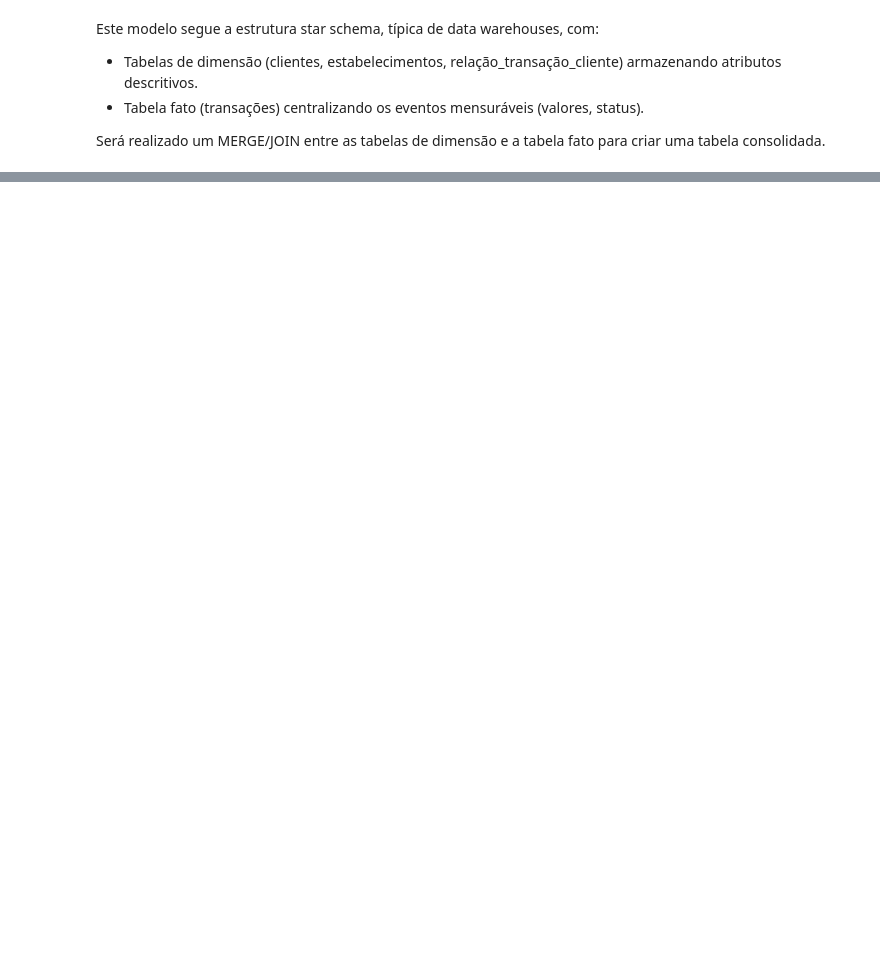
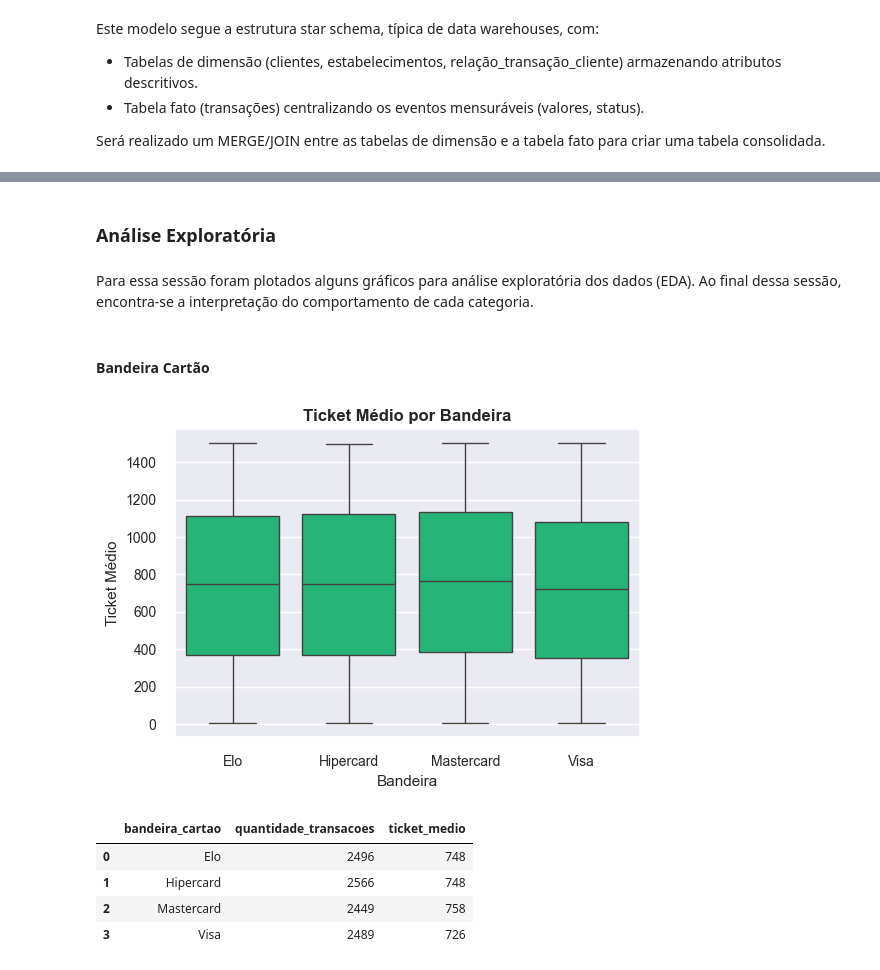
Before and after one commit to kajinmo/payflex-analytics, a Jupyter notebook: code/eda.ipynb, the cells around one changed output, grey strips where cells are left out. Drawn from its saved outputs; the diff is of its cells as text; code cells hidden in the pictures; blank space fills up the shorter version.

```diff
--- a/code/eda.ipynb
+++ b/code/eda.ipynb
@@ -141,0 +104,14 @@ plotutils = PlotUtils()
+# %%
+valores_unicos = {
+    'bandeira_cartao': df['bandeira_cartao'].unique(),
+    'modalidade': df['modalidade'].unique(),
+    'status': df['status'].unique(),
+    'sexo': df['sexo'].unique(),
+    'faixa_etaria': df['faixa_etaria'].unique(),
+    'renda_estimada': df['renda_estimada'].unique(),
+    'categoria': df['categoria'].unique()
+}
+
+for coluna, valores in valores_unicos.items():
+    print(f"\n{coluna.upper()}:")
+    print(valores)
@@ -141,0 +213,36 @@ plotutils = PlotUtils()
+# %% [markdown]
+### Análise Exploratória
+# %% [markdown]
+Para essa sessão foram plotados alguns gráficos para análise exploratória dos dados (EDA). Ao final dessa sessão, encontra-se a interpretação do comportamento de cada categoria.
+# %% [markdown]
+#### Bandeira Cartão
+# %%
+ticket_medio_por_bandeira = (
+    df
+    .groupby('bandeira_cartao', observed=False)['valor']
+    .agg(['count', 'mean'])
+    .reset_index()
+    .sort_values('bandeira_cartao')
+    .rename(columns={
+        'count': 'quantidade_transacoes',
+        'mean': 'ticket_medio'
+    })
+    .assign(ticket_medio=lambda x: x['ticket_medio'].astype(int))
+)
+plotutils.box_plot(
+    data=df,
+    x='bandeira_cartao',
+    y='valor',
+    title='Ticket Médio por Bandeira',
+    xlabel='Bandeira',
+    ylabel='Ticket Médio',
+)
+
+ticket_medio_por_bandeira
+# %% [output]
+[figure, added]
+|  | bandeira_cartao | quantidade_transacoes | ticket_medio |
+| 0 | Elo | 2496 | 748 |
+| 1 | Hipercard | 2566 | 748 |
+| 2 | Mastercard | 2449 | 758 |
+| 3 | Visa | 2489 | 726 |
```
Also changed, not shown: parts of 52 cells of this notebook, 4 other files.
